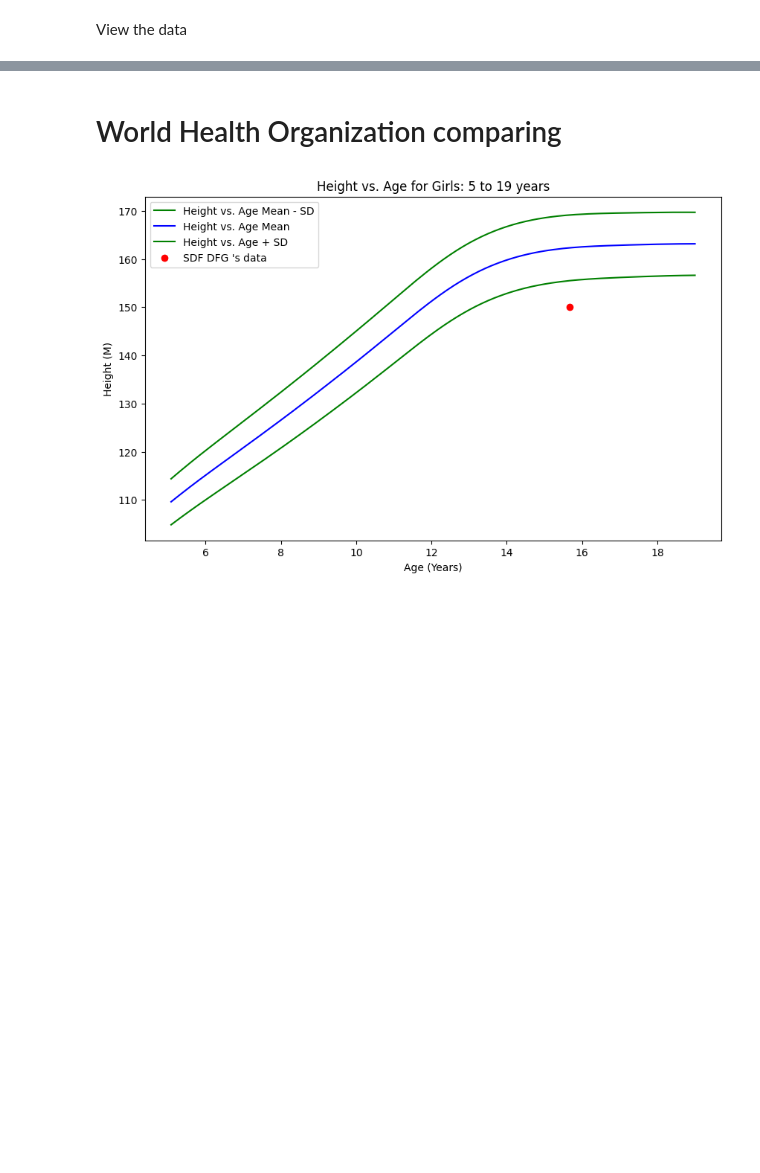
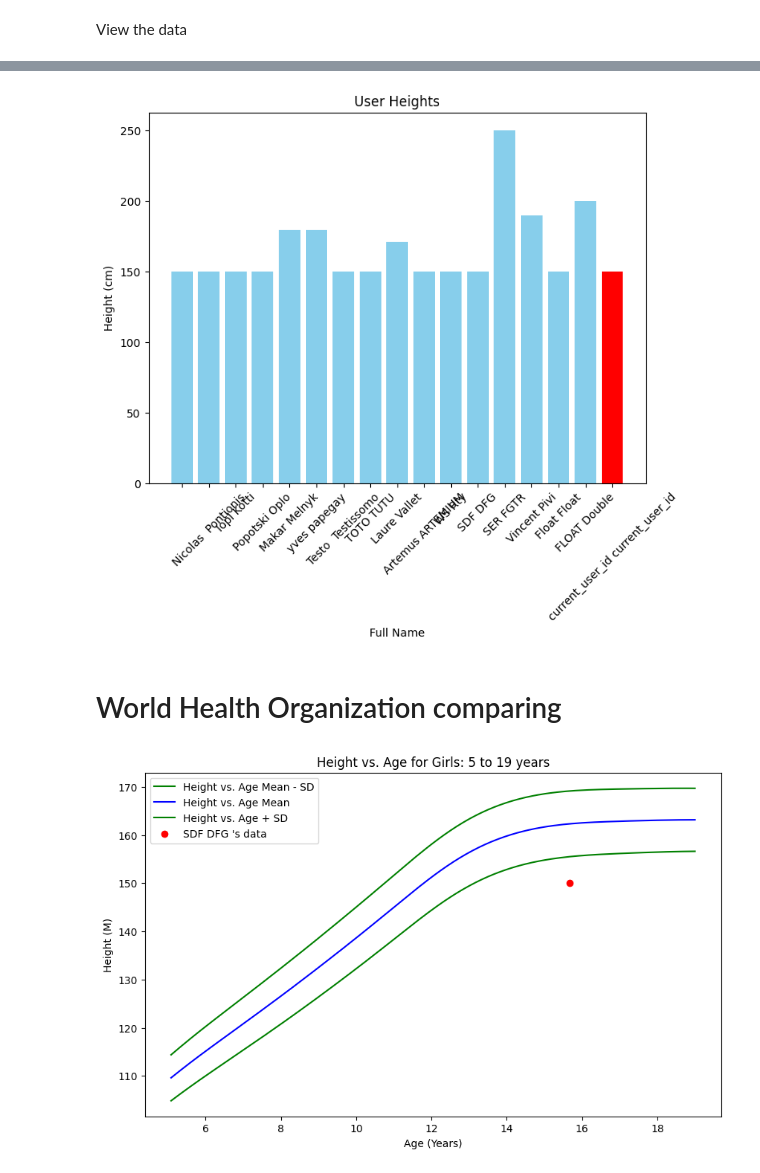
Before and after one commit to Informathiques/2024-Autumn-Cluj-Napoca, a Jupyter notebook: Day1.ipynb, the cells around one changed output, grey strips where cells are left out. Saved outputs shown, nothing was run; the diff lists cells and outputs as text; code cells hidden in the pictures; blank space fills up the shorter version.

```diff
--- a/Day1.ipynb
+++ b/Day1.ipynb
@@ -202,2 +291,26 @@ data
+# %%
+import matplotlib.pyplot as plt
+
+
+
+## TRACER LA MOYENNE
+
+# BOYS AND GIRS WITH DIFF COLORS
+
+## MEAN FOR GIRLS AND BOYS (Trais horisontal)
+
+first_names = [f"{user['First Name']} {user['Second Name']}" for user in data]
+heights = [user['Height'] for user in data]
+#for user in users_data:
+colors = ['red' if item['_id'] == current_user_id else 'skyblue' for item in data]
+plt.figure(figsize=(8,6))
+plt.bar(first_names, heights, color=colors)
+plt.xlabel('Full Name')
+plt.ylabel('Height (cm)')
+plt.title('User Heights')
+plt.xticks(rotation=45)
+plt.show()
+# %% [output]
+[figure, added]
 # %% [markdown]
 # World Health Organization comparing
```
Also changed, not shown: parts of 16 cells of this notebook.
